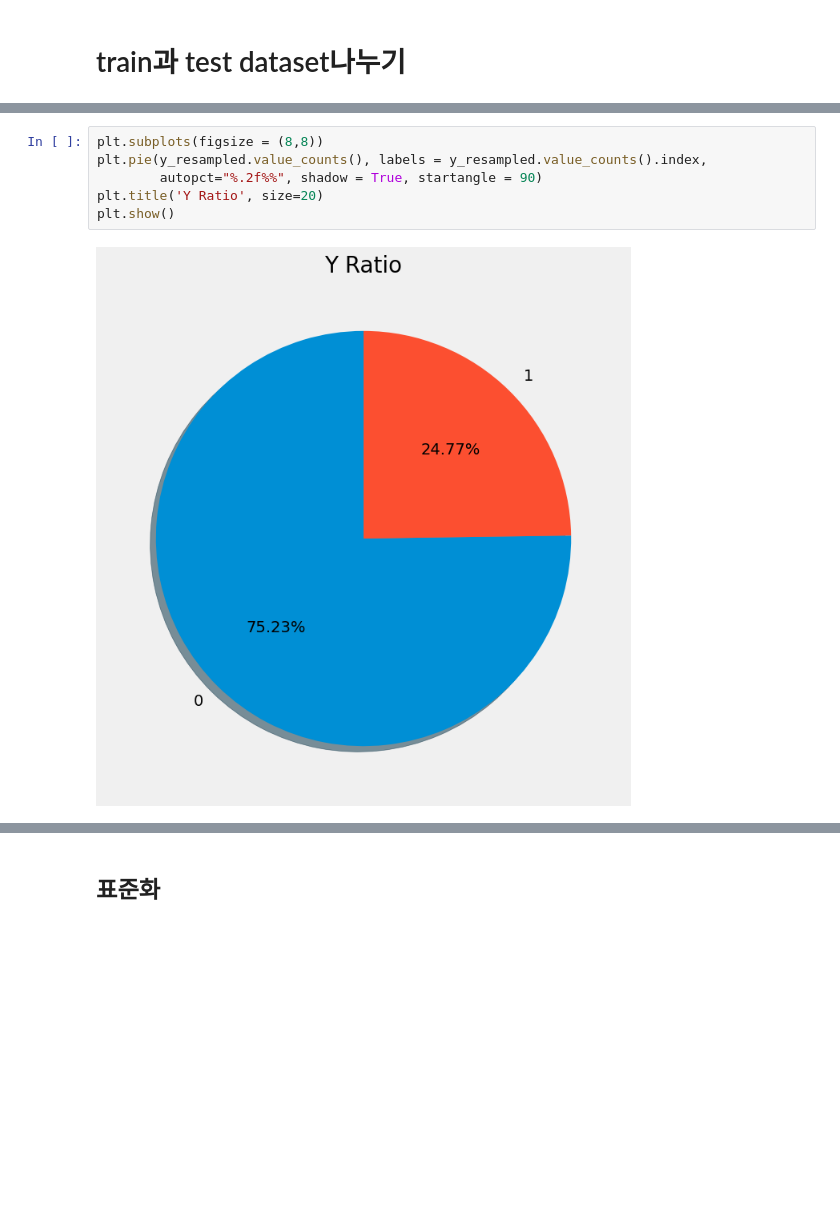
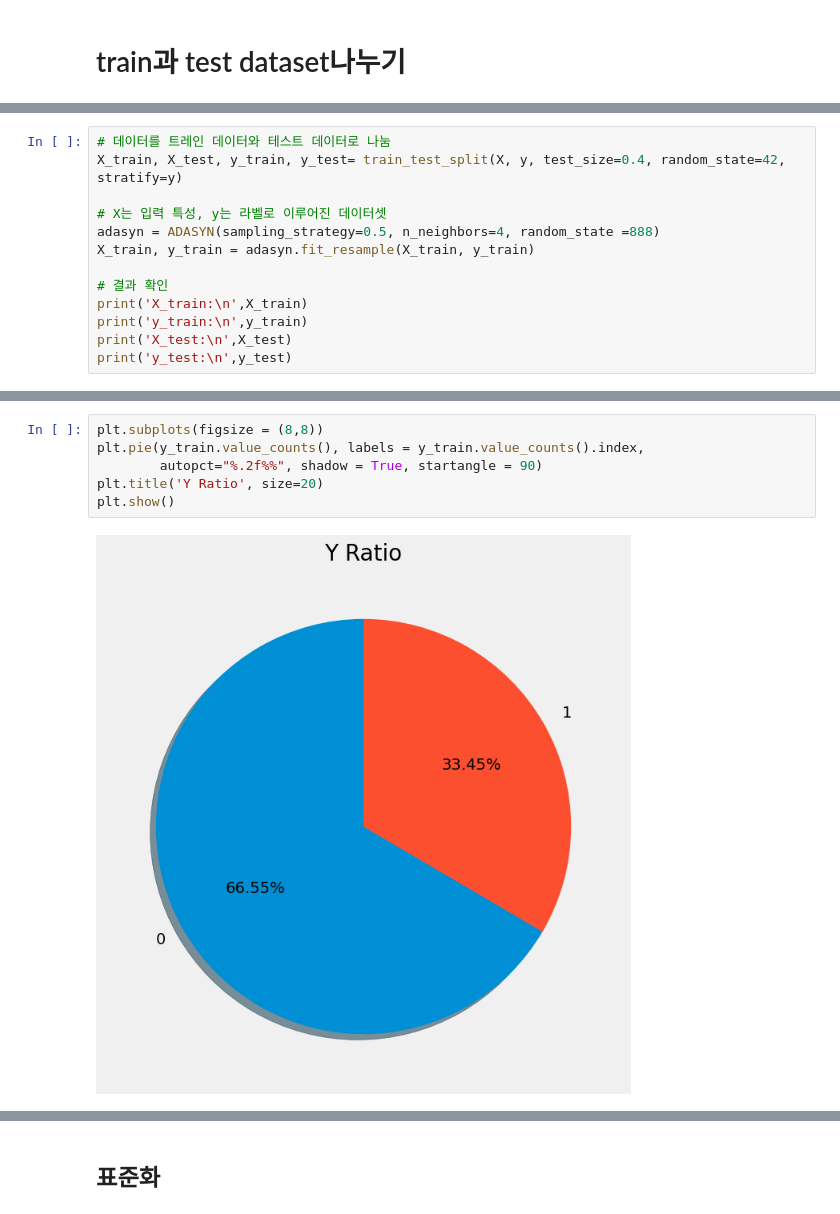
Before and after one commit to joony0512/Stastistics_and_MachineLearining, a Jupyter notebook: 건설기계오일상태분류_모델적합_Adasyn_실제데이터적합ing.ipynb, the cells around one changed output, grey strips where cells are left out. Saved outputs shown, nothing was run; the diff lists cells and outputs as text; blank space fills up the shorter version.

```diff
--- a/건설기계오일상태분류_모델적합_Adasyn_실제데이터적합ing.ipynb
+++ b/건설기계오일상태분류_모델적합_Adasyn_실제데이터적합ing.ipynb
@@ -474,0 +471,13 @@ X_resampled, y_resampled = adasyn.fit_resample(X, y)
+# %%
+# 데이터를 트레인 데이터와 테스트 데이터로 나눔
+X_train, X_test, y_train, y_test= train_test_split(X, y, test_size=0.4, random_state=42, stratify=y)
+
+# X는 입력 특성, y는 라벨로 이루어진 데이터셋
+adasyn = ADASYN(sampling_strategy=0.5, n_neighbors=4, random_state =888)
+X_train, y_train = adasyn.fit_resample(X_train, y_train)
+
+# 결과 확인
+print('X_train:\n',X_train)
+print('y_train:\n',y_train)
+print('X_test:\n',X_test)
+print('y_test:\n',y_test)
@@ -475,8 +502,8 @@ X_resampled, y_resampled = adasyn.fit_resample(X, y)
 # %%
 plt.subplots(figsize = (8,8))
-plt.pie(y_resampled.value_counts(), labels = y_resampled.value_counts().index,
+plt.pie(y_train.value_counts(), labels = y_train.value_counts().index,
         autopct="%.2f%%", shadow = True, startangle = 90)
 plt.title('Y Ratio', size=20)
 plt.show()
 # %% [output]
-[figure, old version]
+[figure, new version]
```
Also changed, not shown: parts of 76 cells of this notebook.
